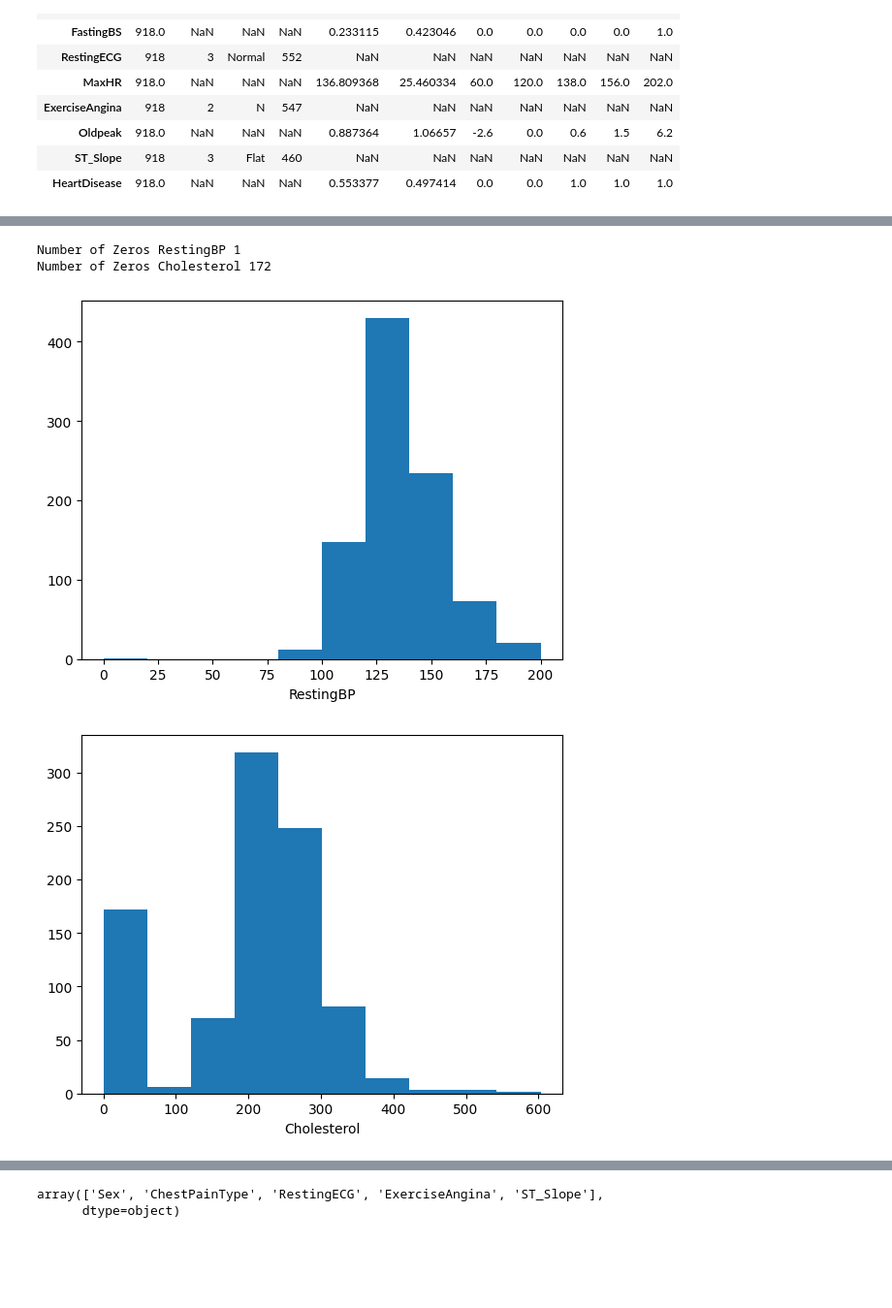
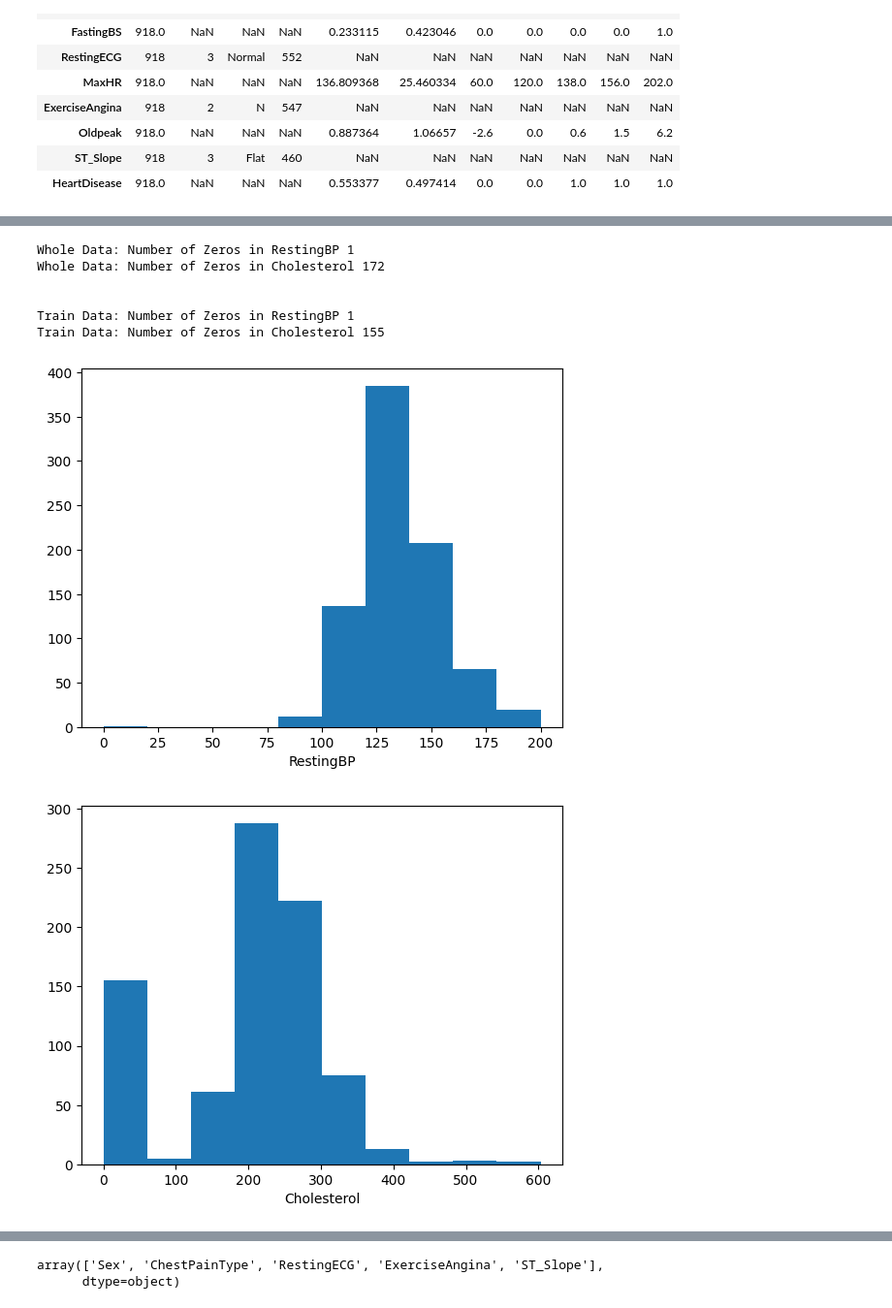
Before and after one commit to agaleel/heart-failure-prediction, a Jupyter notebook: heart-failure-prediction.ipynb, the cells around one changed output, grey strips where cells are left out. Shown at 97% size. Cells and saved outputs as stored; diff of their text form; code cells hidden in the pictures; blank space fills up the shorter version.

```diff
--- a/heart-failure-prediction.ipynb
+++ b/heart-failure-prediction.ipynb
@@ -74,0 +71,6 @@ X[X.duplicated()].iloc[:1,2].count()
+# %%
+from sklearn.model_selection import train_test_split
+
+X_train,X_test,y_train,y_test = train_test_split(X,y,test_size=0.1,random_state=30)
+print("Train data shape:", X_train.shape,
+      "\nTest data shape:",X_test.shape)
@@ -75,15 +88,24 @@ X[X.duplicated()].iloc[:1,2].count()
 # %%
+#
 for c in ['RestingBP','Cholesterol']:
-    print(f'Number of Zeros {c}',X[X[c] == 0].shape[0])
+    print(f'Whole Data: Number of Zeros in {c}',X[X[c] == 0].shape[0])
+print('\n')
+for c in ['RestingBP','Cholesterol']:
+    print(f'Train Data: Number of Zeros in {c}',X_train[X_train[c] == 0].shape[0])
 # %% [output]
-Number of Zeros RestingBP 1
-Number of Zeros Cholesterol 172
+Whole Data: Number of Zeros in RestingBP 1
+Whole Data: Number of Zeros in Cholesterol 172
+
+
+Train Data: Number of Zeros in RestingBP 1
+Train Data: Number of Zeros in Cholesterol 155
 # %%
 from matplotlib import pyplot as plt
-for col in ['RestingBP','Cholesterol']:
-    plt.hist(X[col])
-    plt.xlabel(col)
+
+for f in ['RestingBP','Cholesterol']:
+    plt.hist(X_train[f])
+    plt.xlabel(f)
     plt.show()
 # %% [output]
-[figure, old version]
+[figure, new version]
-[figure, old version]
+[figure, new version]
```
Also changed, not shown: parts of 44 cells of this notebook.
